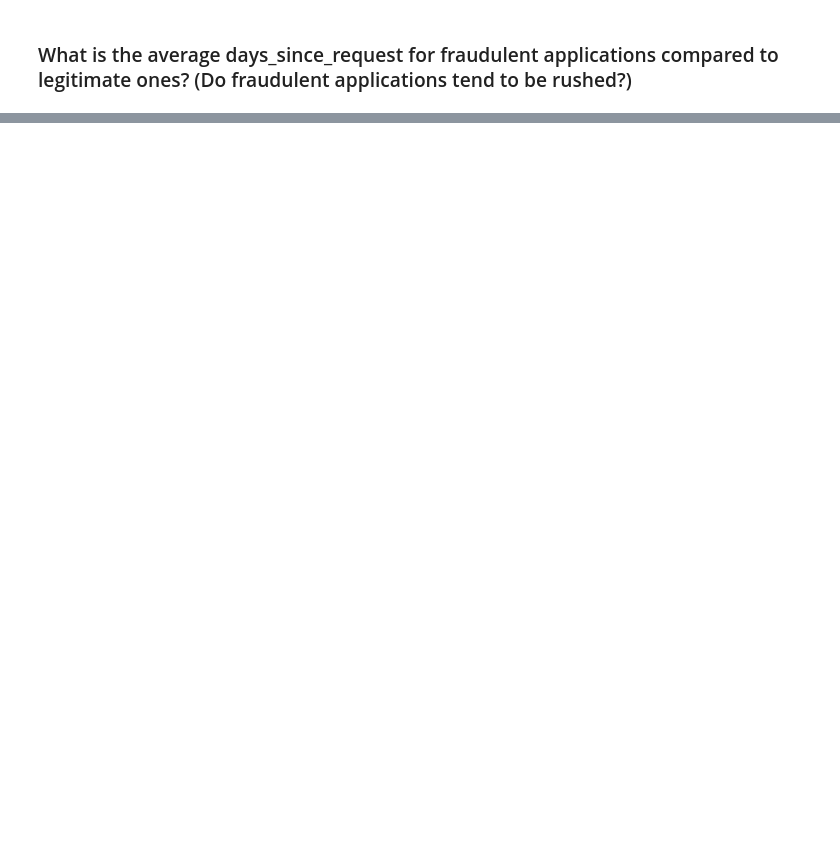
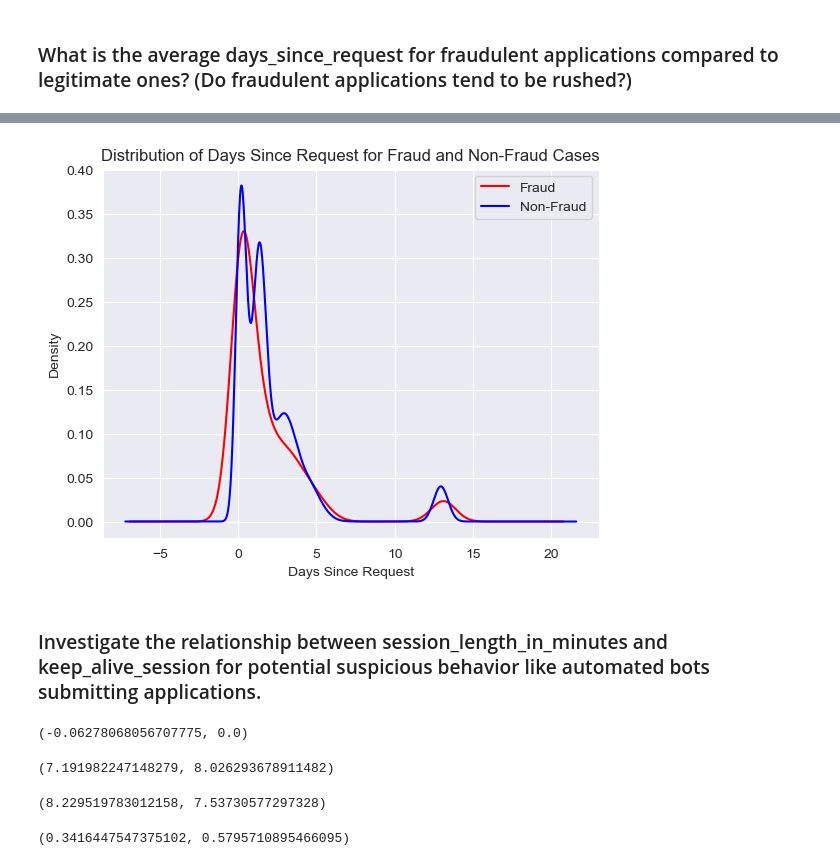
Before and after one commit to De3pBlu3/BigBoiEpic, a Jupyter notebook: Jack_descriptive.ipynb, the cells around one changed output, grey strips where cells are left out. Drawn from its saved outputs; the diff is of its cells as text; code cells hidden in the pictures; blank space fills up the shorter version.

```diff
--- a/Jack_descriptive.ipynb
+++ b/Jack_descriptive.ipynb
@@ -497,0 +542,49 @@ SignificanceResult(statistic=-0.014209179671305524, pvalue=7.956263614335085e-46
+# %%
+# clone data and scale it
+scaled_data = data.copy()
+scaled_data = scaled_data.drop('fraud_bool', axis=1)
+scaled_data = (scaled_data - scaled_data.mean()) / scaled_data.std()
+scaled_data['fraud_bool'] = data['fraud_bool']
+# %%
+# remove all rows with negative values in the days since request column
+scaled_data = scaled_data[scaled_data['days_since_request'] >= 0]
+# %%
+# distribution of days since request for fraud and non-fraud cases
+fraud_cases = scaled_data[scaled_data['fraud_bool'] == 1]
+non_fraud_cases = scaled_data[scaled_data['fraud_bool'] == 0]
+fraud_cases['days_since_request'].plot(kind='kde', label='Fraud', color='r')
+non_fraud_cases['days_since_request'].plot(kind='kde', label='Non-Fraud', color='b')
+plt.xlabel('Days Since Request')
+plt.ylabel('Density')
+plt.title('Distribution of Days Since Request for Fraud and Non-Fraud Cases')
+plt.legend()
+plt.show()
+# %% [output]
+[figure, added]
+# %% [markdown]
+### Investigate the relationship between session_length_in_minutes and keep_alive_session for potential suspicious behavior like automated bots submitting applications.
+# %%
+# get spearman correlation between session_length_in_minutes and keep_alive_session
+correlation, p_value = spearmanr(data['session_length_in_minutes'], data['keep_alive_session'])
+correlation, p_value
+# %% [output]
+(-0.06278068056707775, 0.0)
+# %%
+# get the average session length for applications with a keep alive session and without a keep alive session
+keep_alive = data[data['keep_alive_session'] == 1]['session_length_in_minutes'].mean()
+no_keep_alive = data[data['keep_alive_session'] == 0]['session_length_in_minutes'].mean()
+keep_alive, no_keep_alive
+# %% [output]
+(7.191982247148279, 8.026293678911482)
+# %%
+# get the average session length for fraud and non-fraud cases
+fraud_cases = data[data['fraud_bool'] == 1]
+non_fraud_cases = data[data['fraud_bool'] == 0]
+fraud_cases['session_length_in_minutes'].mean(), non_fraud_cases['session_length_in_minutes'].mean()
+# %% [output]
+(8.229519783012158, 7.53730577297328)
+# %%
+# get the average keep alive session for fraud and non-fraud cases
+fraud_cases['keep_alive_session'].mean(), non_fraud_cases['keep_alive_session'].mean()
+# %% [output]
+(0.3416447547375102, 0.5795710895466095)
```
Also changed, not shown: parts of 18 cells of this notebook.
